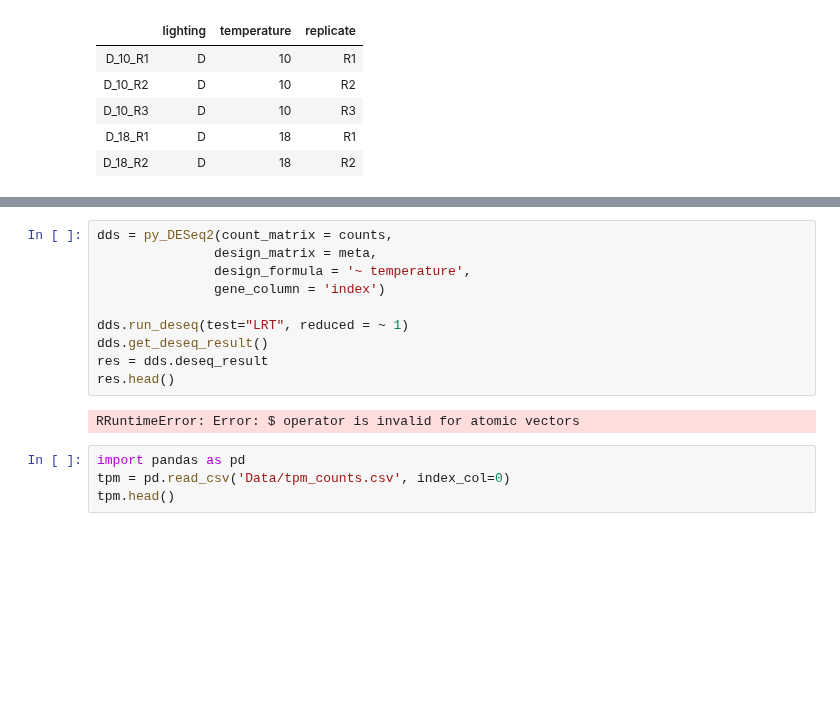
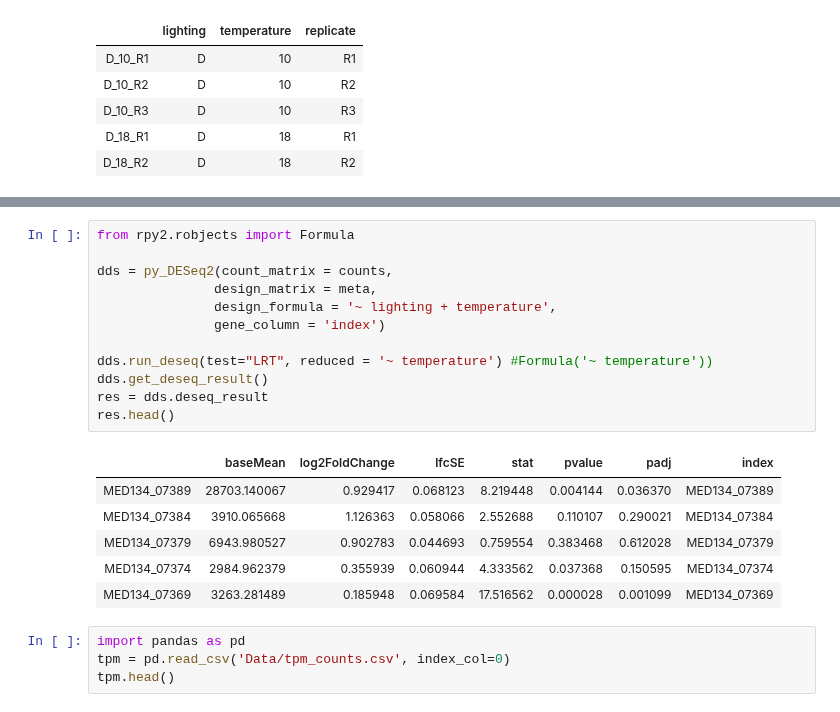
Before and after one commit to Robaina/Dokdonia, a Jupyter notebook: DE_Notebook.ipynb, the cells around one changed output, grey strips where cells are left out. Cells and saved outputs as stored; diff of their text form; blank space fills up the shorter version.

```diff
--- a/DE_Notebook.ipynb
+++ b/DE_Notebook.ipynb
@@ -65,17 +66,24 @@ res.head()
 | MED134_07374 | 2984.962379 | 0.366559 | 0.064449 | 5.687591 | 1.288442e-08 | 2.699815e-08 | MED134_07374 |
 | MED134_07369 | 3263.281489 | 0.206131 | 0.085757 | 2.403676 | 1.623116e-02 | 2.118741e-02 | MED134_07369 |
 # %%
+from rpy2.robjects import Formula
+
 dds = py_DESeq2(count_matrix = counts,
                design_matrix = meta,
-               design_formula = '~ temperature',
+               design_formula = '~ lighting + temperature',
                gene_column = 'index')
 
-dds.run_deseq(test="LRT", reduced = ~ 1)
+dds.run_deseq(test="LRT", reduced = '~ temperature') #Formula('~ temperature'))
 dds.get_deseq_result()
 res = dds.deseq_result
 res.head()
 # %% [output]
-RRuntimeError: Error: $ operator is invalid for atomic vectors
+|  | baseMean | log2FoldChange | lfcSE | stat | pvalue | padj | index |
+| MED134_07389 | 28703.140067 | 0.929417 | 0.068123 | 8.219448 | 0.004144 | 0.036370 | MED134_07389 |
+| MED134_07384 | 3910.065668 | 1.126363 | 0.058066 | 2.552688 | 0.110107 | 0.290021 | MED134_07384 |
+| MED134_07379 | 6943.980527 | 0.902783 | 0.044693 | 0.759554 | 0.383468 | 0.612028 | MED134_07379 |
+| MED134_07374 | 2984.962379 | 0.355939 | 0.060944 | 4.333562 | 0.037368 | 0.150595 | MED134_07374 |
+| MED134_07369 | 3263.281489 | 0.185948 | 0.069584 | 17.516562 | 0.000028 | 0.001099 | MED134_07369 |
 # %%
 import pandas as pd
 tpm = pd.read_csv('Data/tpm_counts.csv', index_col=0)
```
Also changed, not shown: parts of 1 cell of this notebook.
